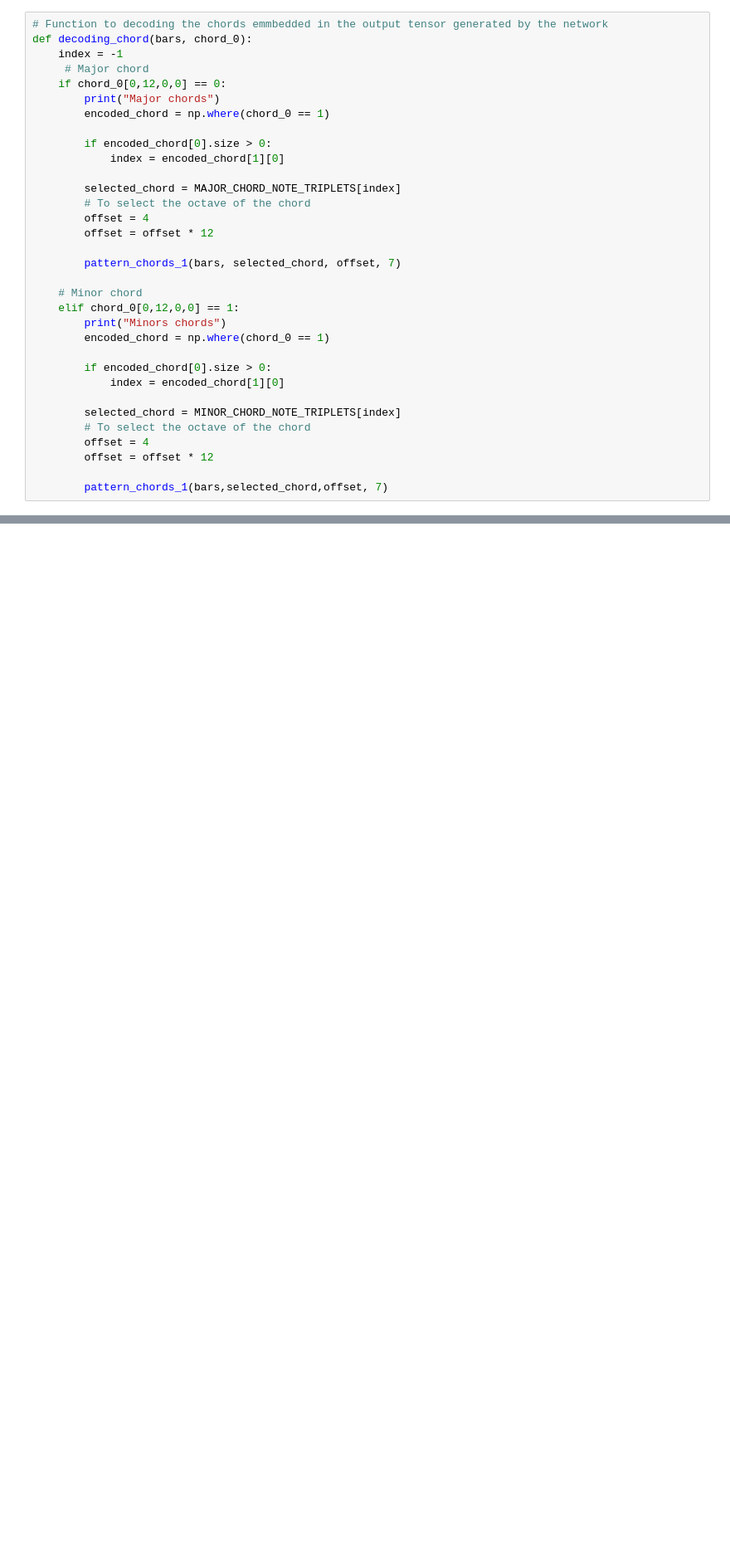
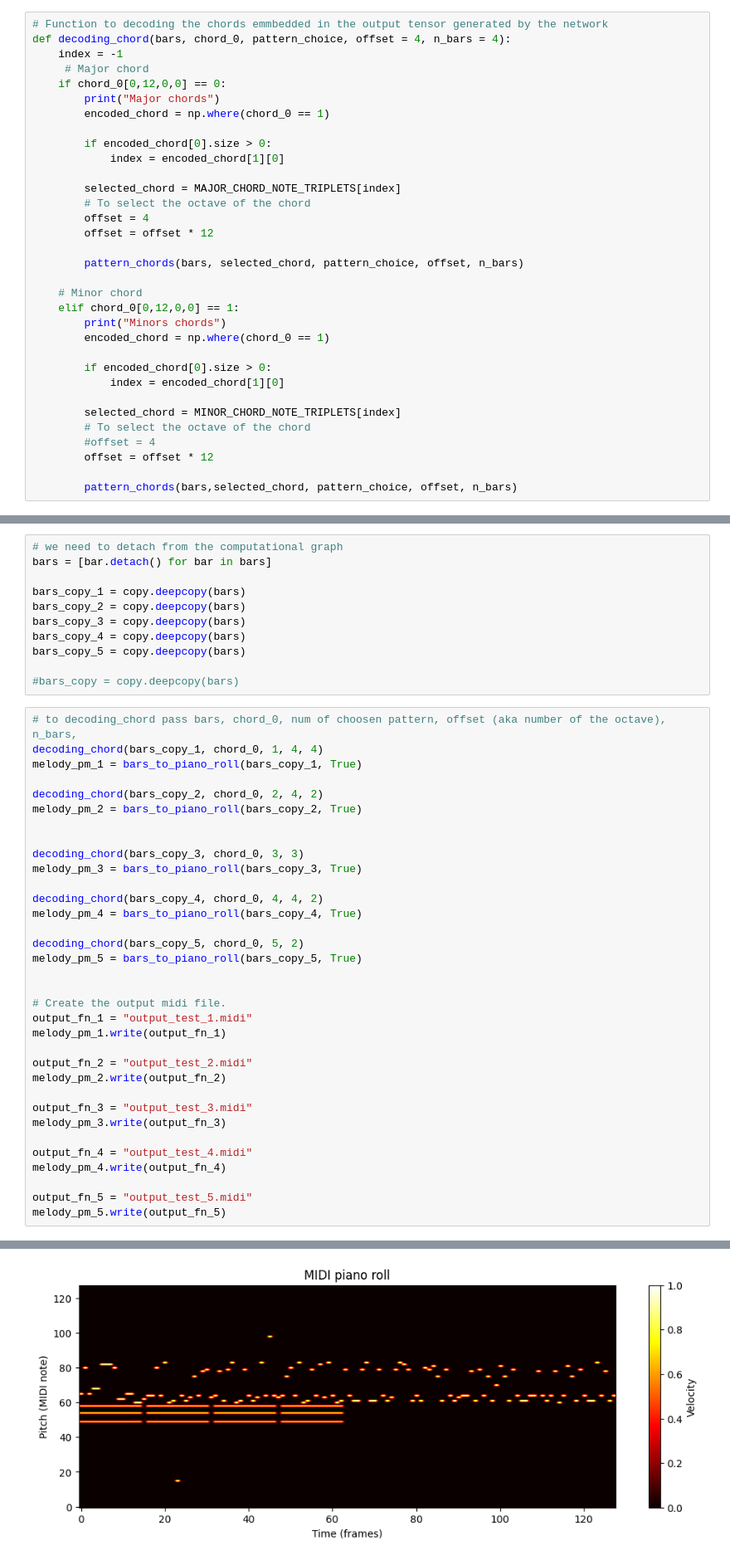
Before and after one commit to Ultimi-Sumiti/GAN_Music_Generator, a Jupyter notebook: tester_model_v3.ipynb, the cells around one changed output, grey strips where cells are left out. Shown: that part at 83% size. Drawn from its saved outputs; the diff is of its cells as text; blank space fills up the shorter version.

```diff
--- a/tester_model_v3.ipynb
+++ b/tester_model_v3.ipynb
@@ -70,6 +217,6 @@ def pattern_chords_1(bars, selected_chord, offset, n_bars):
 # %%
 # Function to decoding the chords emmbedded in the output tensor generated by the network
-def decoding_chord(bars, chord_0):
+def decoding_chord(bars, chord_0, pattern_choice, offset = 4, n_bars = 4):
     index = -1
      # Major chord
     if chord_0[0,12,0,0] == 0:
@@ -84,7 +231,7 @@ def decoding_chord(bars, chord_0):
         offset = 4
         offset = offset * 12
 
-        pattern_chords_1(bars, selected_chord, offset, 7)
+        pattern_chords(bars, selected_chord, pattern_choice, offset, n_bars)
 
     # Minor chord
     elif chord_0[0,12,0,0] == 1:
@@ -96,10 +243,10 @@ def decoding_chord(bars, chord_0):
 
         selected_chord = MINOR_CHORD_NOTE_TRIPLETS[index]
         # To select the octave of the chord
-        offset = 4
+        #offset = 4
         offset = offset * 12
 
-        pattern_chords_1(bars,selected_chord,offset, 7)
+        pattern_chords(bars,selected_chord, pattern_choice, offset, n_bars)
 # %%
  # Convert bars in numpy array.
 def bars_to_piano_roll(bars, verbose):
@@ -211,0 +341,46 @@ Shape: (128, 128)
+# %%
+# we need to detach from the computational graph
+bars = [bar.detach() for bar in bars]
+
+bars_copy_1 = copy.deepcopy(bars)
+bars_copy_2 = copy.deepcopy(bars)
+bars_copy_3 = copy.deepcopy(bars)
+bars_copy_4 = copy.deepcopy(bars)
+bars_copy_5 = copy.deepcopy(bars)
+
+#bars_copy = copy.deepcopy(bars)
+# %%
+# to decoding_chord pass bars, chord_0, num of choosen pattern, offset (aka number of the octave), n_bars,
+decoding_chord(bars_copy_1, chord_0, 1, 4, 4)
+melody_pm_1 = bars_to_piano_roll(bars_copy_1, True)
+
+decoding_chord(bars_copy_2, chord_0, 2, 4, 2)
+melody_pm_2 = bars_to_piano_roll(bars_copy_2, True)
+
+
+decoding_chord(bars_copy_3, chord_0, 3, 3)
+melody_pm_3 = bars_to_piano_roll(bars_copy_3, True)
+
+decoding_chord(bars_copy_4, chord_0, 4, 4, 2)
+melody_pm_4 = bars_to_piano_roll(bars_copy_4, True)
+
+decoding_chord(bars_copy_5, chord_0, 5, 2)
+melody_pm_5 = bars_to_piano_roll(bars_copy_5, True)
+
+
+# Create the output midi file.
+output_fn_1 = "output_test_1.midi"
+melody_pm_1.write(output_fn_1)
+
+output_fn_2 = "output_test_2.midi"
+melody_pm_2.write(output_fn_2)
+
+output_fn_3 = "output_test_3.midi"
+melody_pm_3.write(output_fn_3)
+
+output_fn_4 = "output_test_4.midi"
+melody_pm_4.write(output_fn_4)
+
+output_fn_5 = "output_test_5.midi"
+melody_pm_5.write(output_fn_5)
+# %% [output]
@@ -211,0 +392 @@ Shape: (128, 128)
+[figure, added]
```
Also changed, not shown: parts of 18 cells of this notebook, 3 other files.
